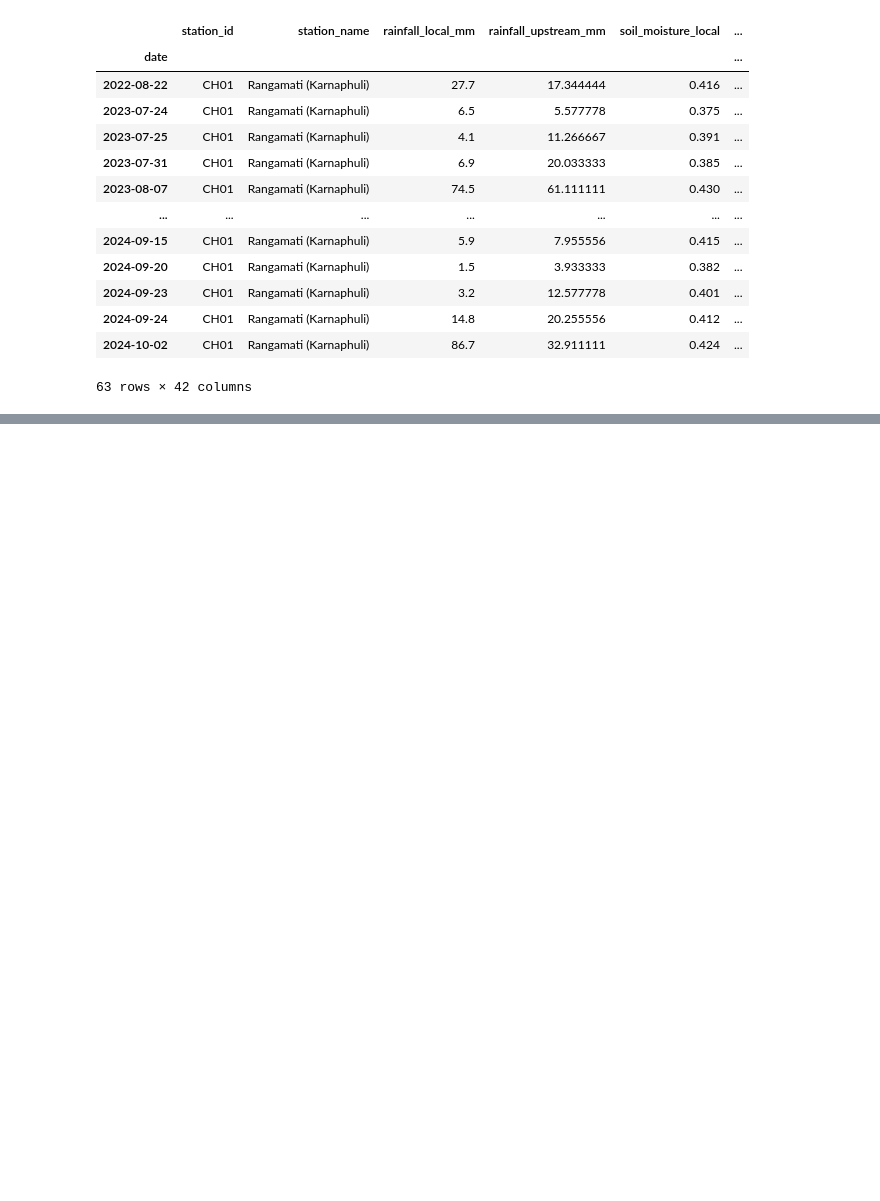
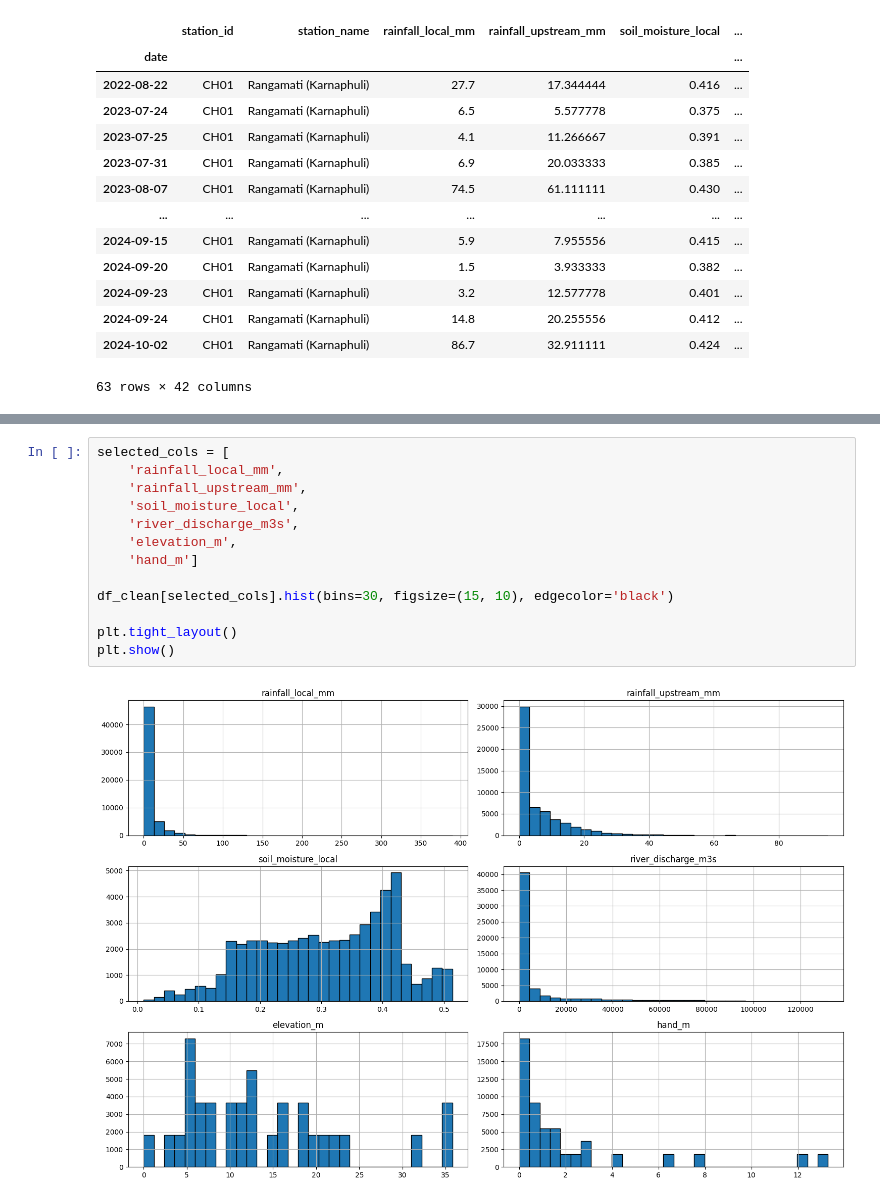
Before and after one commit to Burzo572/dsb_project, a Jupyter notebook: CapStoneProjectJankoBurzanovicFirstEda.ipynb, the cells around one changed output, grey strips where cells are left out. Drawn from its saved outputs; the diff is of its cells as text; blank space fills up the shorter version.

```diff
--- a/CapStoneProjectJankoBurzanovicFirstEda.ipynb
+++ b/CapStoneProjectJankoBurzanovicFirstEda.ipynb
@@ -517,0 +570,15 @@ Text(0, 0.5, 'Local Soil Moisture')
+# %%
+selected_cols = [
+    'rainfall_local_mm',
+    'rainfall_upstream_mm',
+    'soil_moisture_local',
+    'river_discharge_m3s',
+    'elevation_m',
+    'hand_m']
+
+df_clean[selected_cols].hist(bins=30, figsize=(15, 10), edgecolor='black')
+
+plt.tight_layout()
+plt.show()
+# %% [output]
+[figure, added]
```
Also changed, not shown: parts of 5 cells of this notebook.
